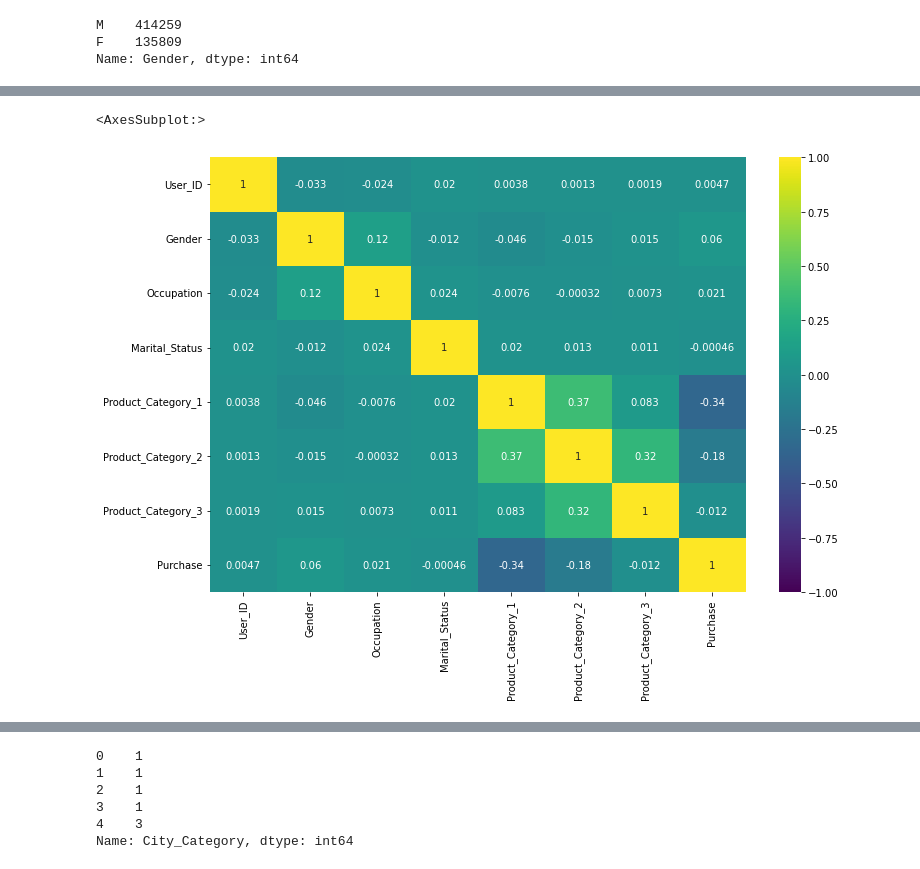
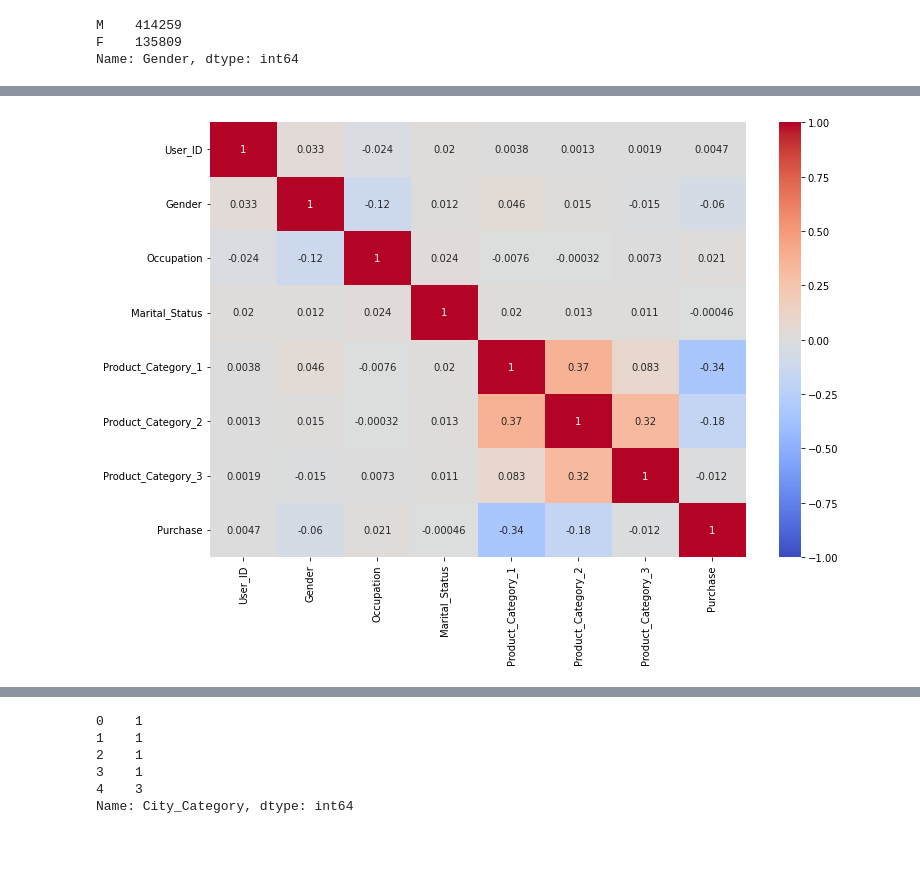
Before and after one commit to SayamAlt/Black-Friday-Sales-Prediction, a Jupyter notebook: Black Friday Sales Prediction.ipynb, the cells around one changed output, grey strips where cells are left out. Cells and saved outputs as stored; diff of their text form; code cells hidden in the pictures.

```diff
--- a/Black Friday Sales Prediction.ipynb
+++ b/Black Friday Sales Prediction.ipynb
@@ -22,5 +22,7 @@ import joblib
+# %%
+plt.rcParams['figure.figsize'] = (12,8)
 # %%
-train = pd.read_csv('train.csv')
+train = pd.read_csv('../input/black-friday-sales-prediction/train_oSwQCTC (1)/train.csv')
 train.head()
 # %% [output]
 |  | User_ID | Product_ID | Gender | Age | Occupation | City_Category | Stay_In_Current_City_Years | ... |
@@ -101,5 +99,6 @@ M    414259
 F    135809
 Name: Gender, dtype: int64
 # %%
-train['Gender'].replace(['M','F'],[1,0],inplace=True)
-train['Gender'] = train['Gender'].astype(int)
+encoded_gender = {'M': 0, 'F': 1}
+train['Gender'] = train['Gender'].map(encoded_gender)
+train.Gender = train.Gender.astype(int)
@@ -108,7 +149,5 @@ train['Gender'] = train['Gender'].astype(int)
 # %%
-plt.figure(figsize=(12,8))
-sns.heatmap(train.corr(),annot=True,cmap='viridis',vmin=-1,vmax=1)
+sns.heatmap(train.corr(),annot=True,cmap='coolwarm',vmin=-1,vmax=1);
 # %% [output]
-<AxesSubplot:>
-[figure, old version]
+[figure, new version]
 # %%
```
Also changed, not shown: parts of 95 cells of this notebook.
